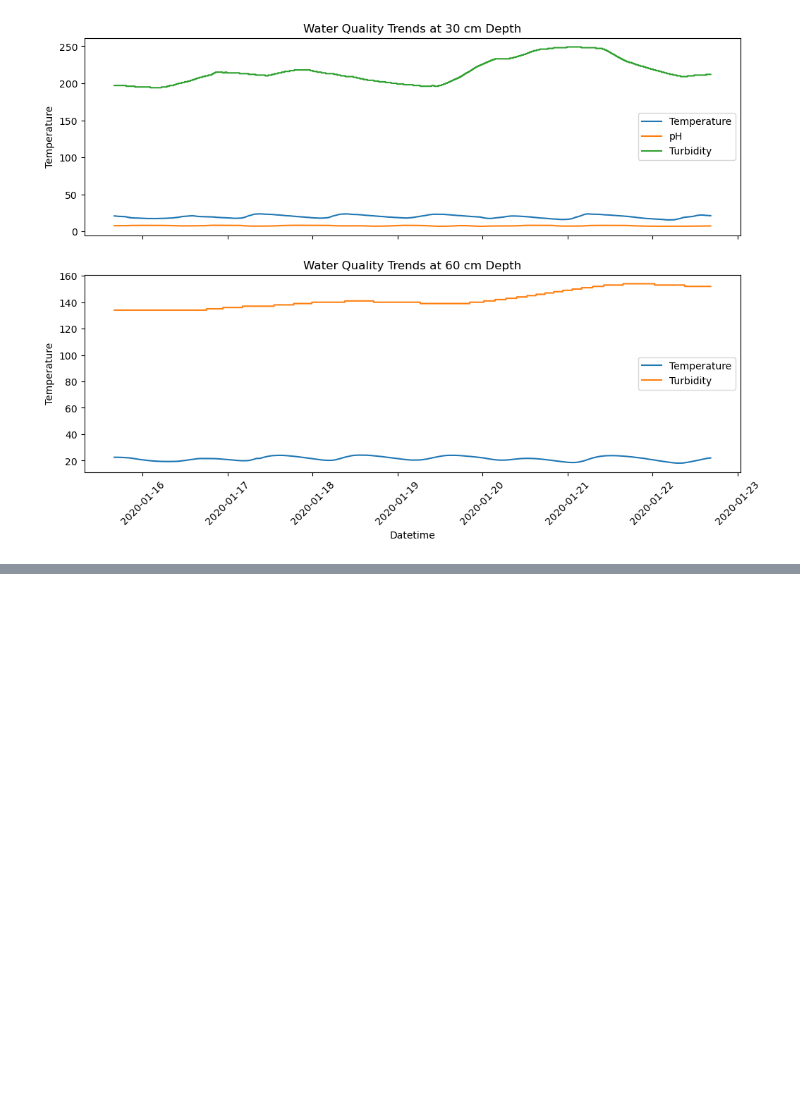
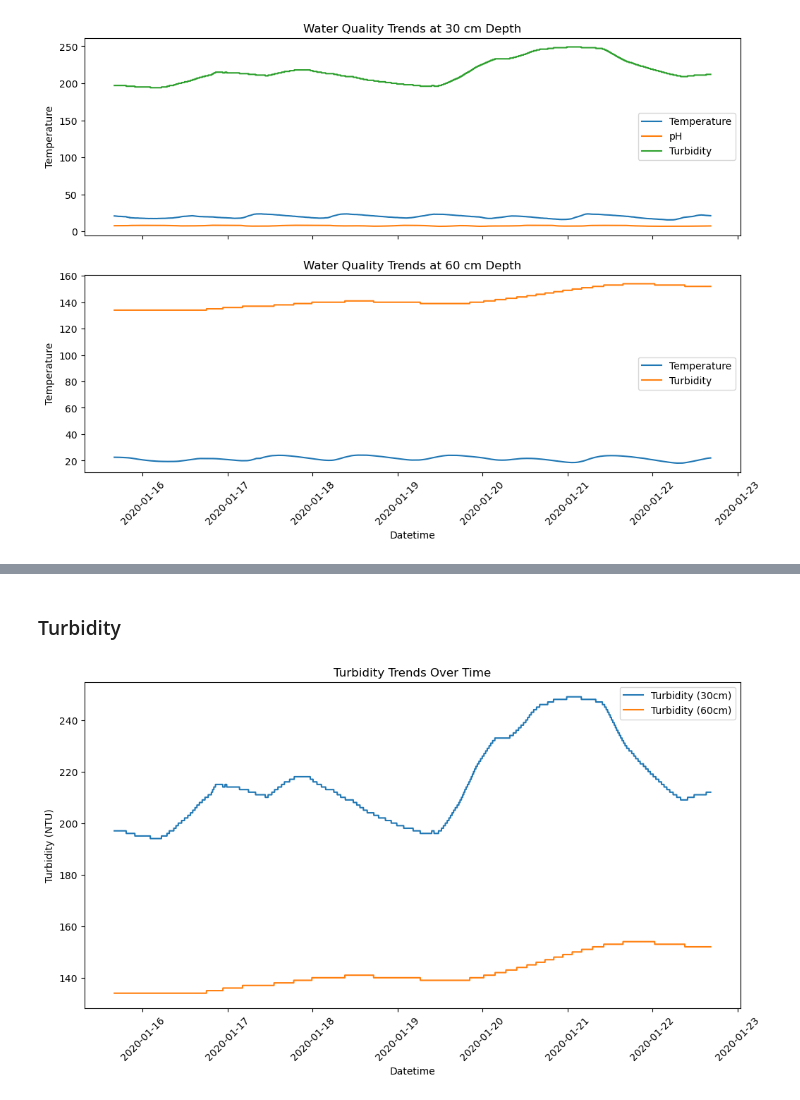
Before and after one commit to omarsagoo/iot-smart-aquarium, a Jupyter notebook: notebooks/iot-smart-aquarium.ipynb, the cells around one changed output, grey strips where cells are left out. Cells and saved outputs as stored; diff of their text form; code cells hidden in the pictures; blank space fills up the shorter version.

```diff
--- a/notebooks/iot-smart-aquarium.ipynb
+++ b/notebooks/iot-smart-aquarium.ipynb
@@ -74,0 +148,15 @@ plt.show()
+# %% [markdown]
+### Turbidity
+# %%
+# Time-Series Analysis of Turbidity
+plt.figure(figsize=(12, 6))
+sns.lineplot(data=data_30cm, x="Datetime", y="Turbidity", label="Turbidity (30cm)")
+sns.lineplot(data=data_60cm, x="Datetime", y="Turbidity", label="Turbidity (60cm)")
+plt.title("Turbidity Trends Over Time")
+plt.xlabel("Datetime")
+plt.ylabel("Turbidity (NTU)")
+plt.legend()
+plt.xticks(rotation=45)
+plt.show()
+# %% [output]
+[figure, added]
```
Also changed, not shown: parts of 12 cells of this notebook.
